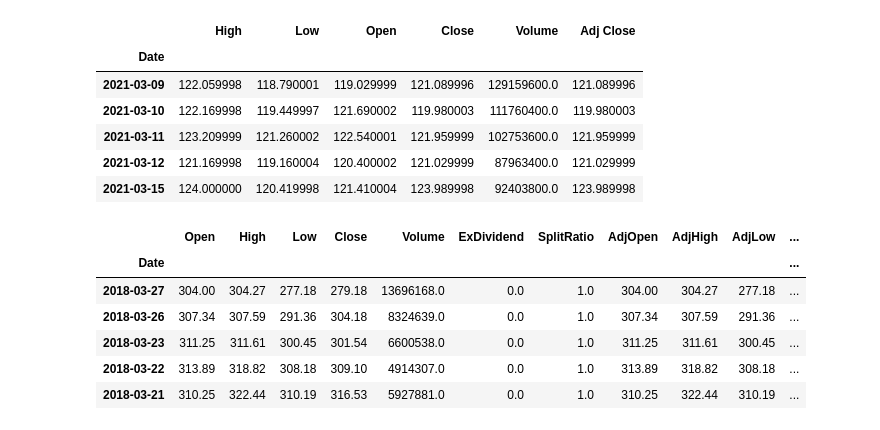
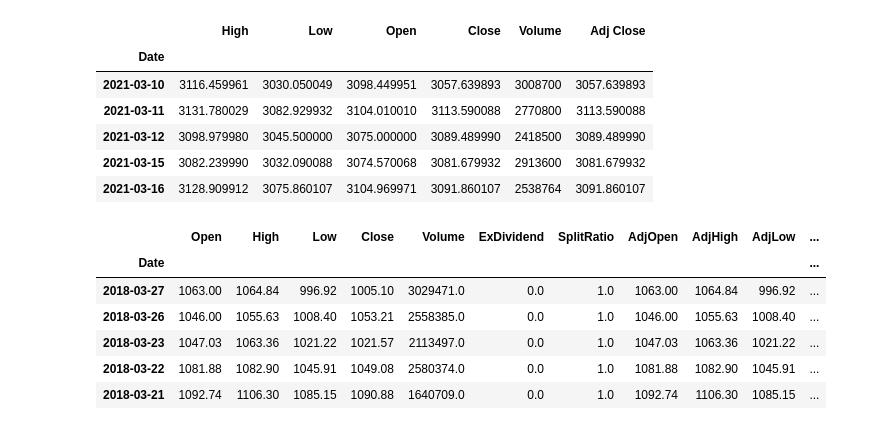
Before and after one commit to ahmadfarouk/FinalProject, a Jupyter notebook: Stock Analysis.ipynb, the cells around one changed output. Cells and saved outputs as stored; diff of their text form; code cells hidden in the pictures.

```diff
--- a/Stock Analysis.ipynb
+++ b/Stock Analysis.ipynb
@@ -3,40 +3,50 @@
 import pandas as pd
 import datetime
 import os
+import sklearn as sk
 import pandas_datareader.data as web
 from pandas import Series, DataFrame
-
+from sklearn.preprocessing import MinMaxScaler
+from sklearn.preprocessing import minmax_scale
+from sklearn.preprocessing import MaxAbsScaler
+from sklearn.preprocessing import StandardScaler
+from sklearn.preprocessing import RobustScaler
+from sklearn.preprocessing import Normalizer
+from sklearn.preprocessing import QuantileTransformer
+from sklearn.preprocessing import PowerTransformer
+from sklearn.preprocessing import PowerTransformer
 
 start = datetime.datetime(2010, 1, 1)
-end = datetime.datetime(2021, 3, 15)
+end = datetime.datetime(2021, 3, 16)
+ticker = "AMZN"
 
-stock_df = web.DataReader("AAPL", 'yahoo', start, end)
+stock_df = web.DataReader(ticker, 'yahoo', start, end)
 stock_df.tail()
 # %% [output]
 |  | High | Low | Open | Close | Volume | Adj Close |
 | Date |  |  |  |  |  |  |
-| 2021-03-09 | 122.059998 | 118.790001 | 119.029999 | 121.089996 | 129159600.0 | 121.089996 |
-| 2021-03-10 | 122.169998 | 119.449997 | 121.690002 | 119.980003 | 111760400.0 | 119.980003 |
-| 2021-03-11 | 123.209999 | 121.260002 | 122.540001 | 121.959999 | 102753600.0 | 121.959999 |
-| 2021-03-12 | 121.169998 | 119.160004 | 120.400002 | 121.029999 | 87963400.0 | 121.029999 |
-| 2021-03-15 | 124.000000 | 120.419998 | 121.410004 | 123.989998 | 92403800.0 | 123.989998 |
+| 2021-03-10 | 3116.459961 | 3030.050049 | 3098.449951 | 3057.639893 | 3008700 | 3057.639893 |
+| 2021-03-11 | 3131.780029 | 3082.929932 | 3104.010010 | 3113.590088 | 2770800 | 3113.590088 |
+| 2021-03-12 | 3098.979980 | 3045.500000 | 3075.000000 | 3089.489990 | 2418500 | 3089.489990 |
+| 2021-03-15 | 3082.239990 | 3032.090088 | 3074.570068 | 3081.679932 | 2913600 | 3081.679932 |
+| 2021-03-16 | 3128.909912 | 3075.860107 | 3104.969971 | 3091.860107 | 2538764 | 3091.860107 |
 # %%
 import pandas_datareader.data as web
 
-symbol = 'WIKI/GOO'  # or 'AAPL.US'
+symbol = 'WIKI/GOOG'  # or 'AAPL.US'
 #quandl.ApiConfig.api_key =
 
 df = web.DataReader(symbol, 'quandl', '2010-01-01', '2021-03-15',retry_count=3,api_key="eys9Qowq7xsT5zdCr6-m")
 
 df.head()
 # %% [output]
 |  | Open | High | Low | Close | Volume | ExDividend | SplitRatio | AdjOpen | AdjHigh | AdjLow | ... |
 | Date |  |  |  |  |  |  |  |  |  |  | ... |
-| 2018-03-27 | 304.00 | 304.27 | 277.18 | 279.18 | 13696168.0 | 0.0 | 1.0 | 304.00 | 304.27 | 277.18 | ... |
-| 2018-03-26 | 307.34 | 307.59 | 291.36 | 304.18 | 8324639.0 | 0.0 | 1.0 | 307.34 | 307.59 | 291.36 | ... |
-| 2018-03-23 | 311.25 | 311.61 | 300.45 | 301.54 | 6600538.0 | 0.0 | 1.0 | 311.25 | 311.61 | 300.45 | ... |
-| 2018-03-22 | 313.89 | 318.82 | 308.18 | 309.10 | 4914307.0 | 0.0 | 1.0 | 313.89 | 318.82 | 308.18 | ... |
-| 2018-03-21 | 310.25 | 322.44 | 310.19 | 316.53 | 5927881.0 | 0.0 | 1.0 | 310.25 | 322.44 | 310.19 | ... |
+| 2018-03-27 | 1063.00 | 1064.84 | 996.92 | 1005.10 | 3029471.0 | 0.0 | 1.0 | 1063.00 | 1064.84 | 996.92 | ... |
+| 2018-03-26 | 1046.00 | 1055.63 | 1008.40 | 1053.21 | 2558385.0 | 0.0 | 1.0 | 1046.00 | 1055.63 | 1008.40 | ... |
+| 2018-03-23 | 1047.03 | 1063.36 | 1021.22 | 1021.57 | 2113497.0 | 0.0 | 1.0 | 1047.03 | 1063.36 | 1021.22 | ... |
+| 2018-03-22 | 1081.88 | 1082.90 | 1045.91 | 1049.08 | 2580374.0 | 0.0 | 1.0 | 1081.88 | 1082.90 | 1045.91 | ... |
+| 2018-03-21 | 1092.74 | 1106.30 | 1085.15 | 1090.88 | 1640709.0 | 0.0 | 1.0 | 1092.74 | 1106.30 | 1085.15 | ... |
 # %%
 #Rolling Mean( Moving Average) and Rate of return
 
```
Also changed, not shown: parts of 22 cells of this notebook, 2 other files.
